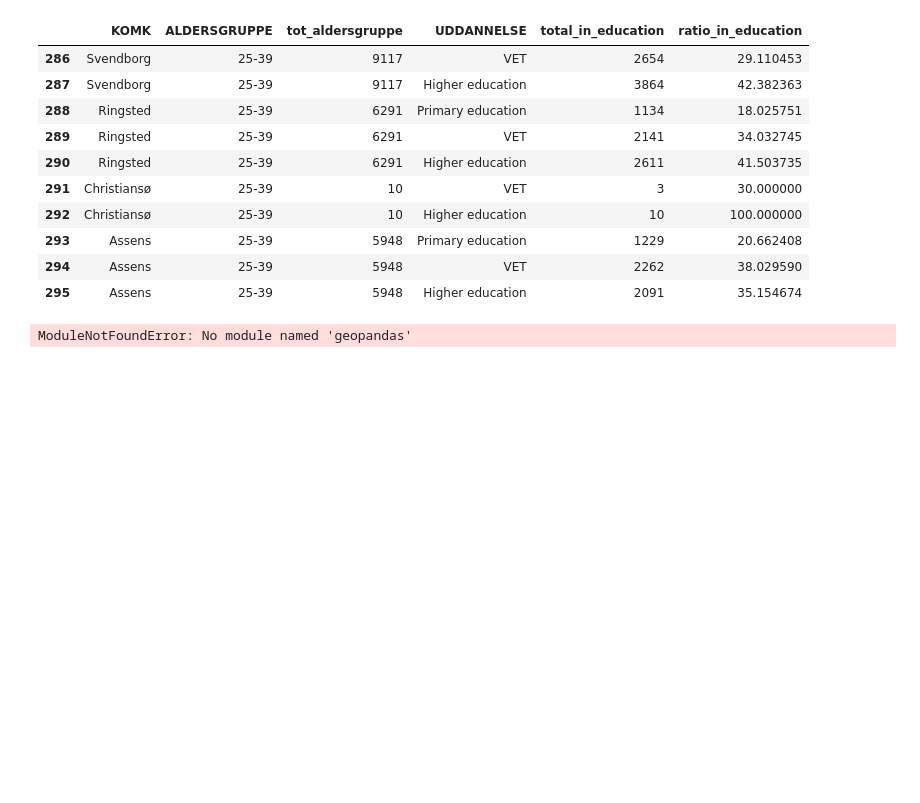
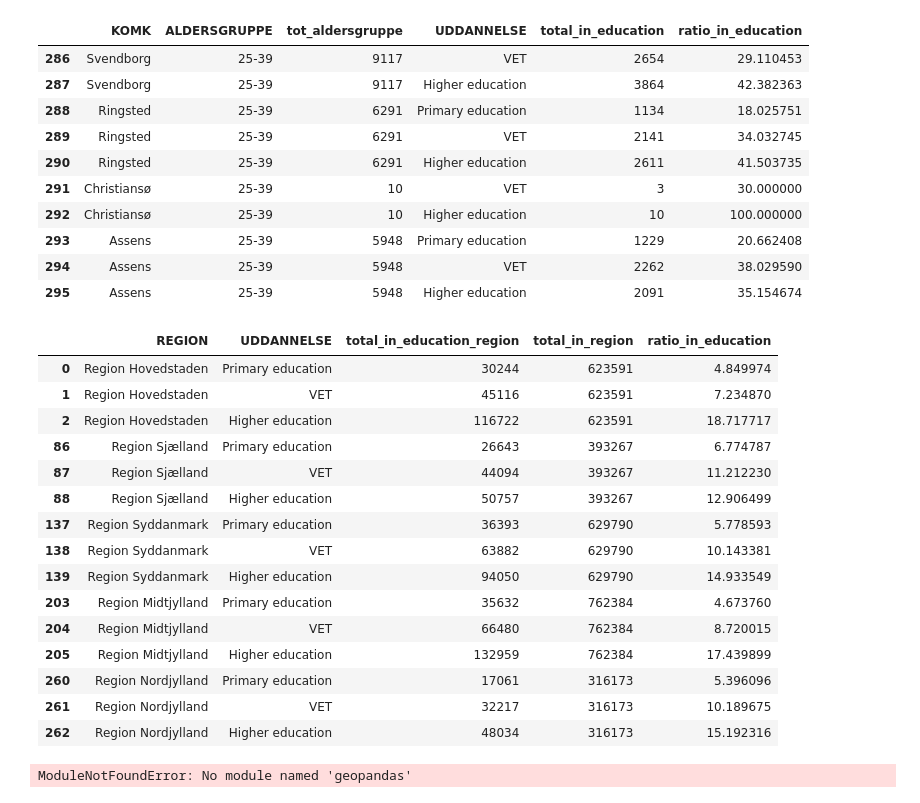
Before and after one commit to NumEconCopenhagen/projects-2023-iim, a Jupyter notebook: dataproject/dataproject.ipynb, the cells around one changed output. Saved outputs shown, nothing was run; the diff lists cells and outputs as text; code cells hidden in the pictures; blank space fills up the shorter version.

```diff
--- a/dataproject/dataproject.ipynb
+++ b/dataproject/dataproject.ipynb
@@ -269,6 +269,40 @@ dd.tail(10)
 | 293 | Assens | 25-39 | 5948 | Primary education | 1229 | 20.662408 |
 | 294 | Assens | 25-39 | 5948 | VET | 2262 | 38.029590 |
 | 295 | Assens | 25-39 | 5948 | Higher education | 2091 | 35.154674 |
+# %%
+# sætter kommuner og regioner sammen
+excel_file = "kommuneliste.xlsx"
+reg_mun = pd.read_excel(excel_file)
+final_df = pd.merge(reg_mun, dd, how = 'inner', on = ['KOMK']);
+final_df.head(5)
+##summer over regioner og uddannelse
+final_df['total_in_education_region'] = final_df.groupby(["REGION", 'UDDANNELSE'])['total_in_education'].transform('sum')
+final_df['total_in_region'] = final_df.groupby(["REGION"])['tot_aldersgruppe'].transform('sum')
+
+final_df = final_df.drop_duplicates(subset=("REGION", "UDDANNELSE"))
+#drop variable
+final_df.drop(columns=['KOMK','ALDERSGRUPPE','tot_aldersgruppe', 'total_in_education', 'ratio_in_education'], inplace=True)
+final_df["ratio_in_education"]=final_df["total_in_education_region"]/final_df["total_in_region"]*100
+# %%
+###sæt regioner på gennem kommuneliste
+final_df
+# %% [output]
+|  | REGION | UDDANNELSE | total_in_education_region | total_in_region | ratio_in_education |
+| 0 | Region Hovedstaden | Primary education | 30244 | 623591 | 4.849974 |
+| 1 | Region Hovedstaden | VET | 45116 | 623591 | 7.234870 |
+| 2 | Region Hovedstaden | Higher education | 116722 | 623591 | 18.717717 |
+| 86 | Region Sjælland | Primary education | 26643 | 393267 | 6.774787 |
+| 87 | Region Sjælland | VET | 44094 | 393267 | 11.212230 |
+| 88 | Region Sjælland | Higher education | 50757 | 393267 | 12.906499 |
+| 137 | Region Syddanmark | Primary education | 36393 | 629790 | 5.778593 |
+| 138 | Region Syddanmark | VET | 63882 | 629790 | 10.143381 |
+| 139 | Region Syddanmark | Higher education | 94050 | 629790 | 14.933549 |
+| 203 | Region Midtjylland | Primary education | 35632 | 762384 | 4.673760 |
+| 204 | Region Midtjylland | VET | 66480 | 762384 | 8.720015 |
+| 205 | Region Midtjylland | Higher education | 132959 | 762384 | 17.439899 |
+| 260 | Region Nordjylland | Primary education | 17061 | 316173 | 5.396096 |
+| 261 | Region Nordjylland | VET | 32217 | 316173 | 10.189675 |
+| 262 | Region Nordjylland | Higher education | 48034 | 316173 | 15.192316 |
 # %%
 ##opdel i forskellige uddannelser, så vi får 3 datasæt med 99 kommuner i hver. Lav kort over hvert datasæt
 import geopandas as gpd
```
Also changed, not shown: parts of 1 cell of this notebook.
